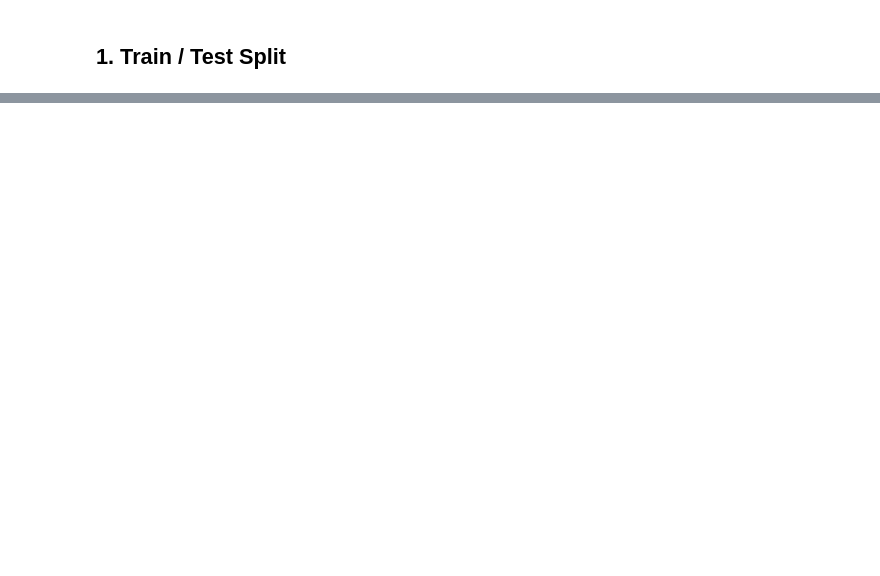
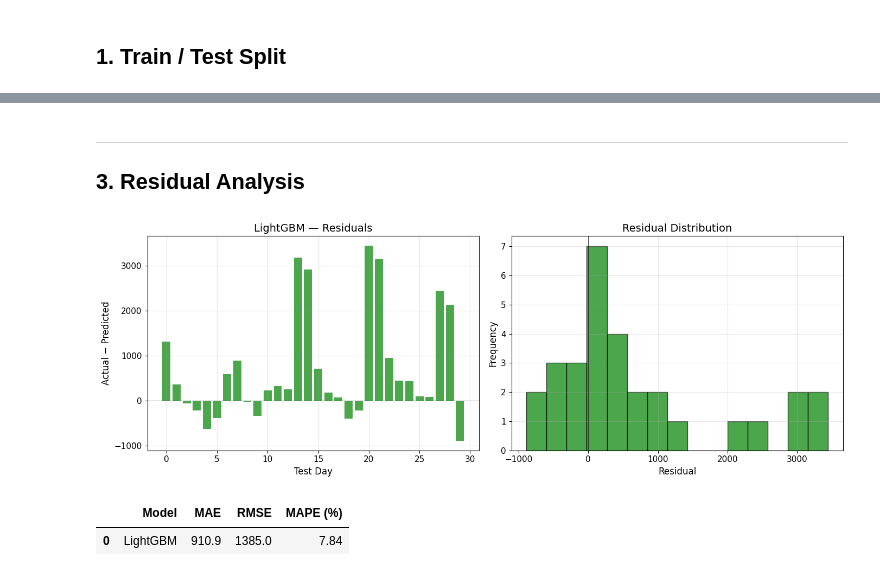
Before and after one commit to TranDaiHai2107/DRM_key_demand_forecasting, a Jupyter notebook: python/03_forecasting_model.ipynb, the cells around one changed output, grey strips where cells are left out. Saved outputs shown, nothing was run; the diff lists cells and outputs as text; code cells hidden in the pictures; blank space fills up the shorter version.

```diff
--- a/python/03_forecasting_model.ipynb
+++ b/python/03_forecasting_model.ipynb
@@ -194,0 +151,40 @@ print(f'Best iteration: {model_lgb.best_iteration}')
+# %% [markdown]
+---
+## 3. Residual Analysis
+# %%
+residuals = y_test.values - pred_lgb
+
+fig, axes = plt.subplots(1, 2, figsize=(14, 5))
+
+axes[0].bar(range(len(residuals)), residuals, color='green', alpha=0.7)
+axes[0].axhline(0, color='black', linewidth=0.5)
+axes[0].set_title('LightGBM — Residuals')
+axes[0].set_xlabel('Test Day')
+axes[0].set_ylabel('Actual − Predicted')
+
+axes[1].hist(residuals, bins=15, color='green', alpha=0.7, edgecolor='black')
+axes[1].axvline(0, color='black', linewidth=0.5)
+axes[1].set_title('Residual Distribution')
+axes[1].set_xlabel('Residual')
+axes[1].set_ylabel('Frequency')
+
+plt.tight_layout()
+plt.show()
+# %% [output]
+[figure, added]
+# %%
+mae  = mean_absolute_error(y_test, pred_lgb)
+rmse = np.sqrt(mean_squared_error(y_test, pred_lgb))
+mape = mean_absolute_percentage_error(y_test, pred_lgb) * 100
+
+results = pd.DataFrame([{
+    'Model': 'LightGBM',
+    'MAE': round(mae, 1),
+    'RMSE': round(rmse, 1),
+    'MAPE (%)': round(mape, 2)
+}])
+
+display(results)
+# %% [output]
+|  | Model | MAE | RMSE | MAPE (%) |
+| 0 | LightGBM | 910.9 | 1385.0 | 7.84 |
```
Also changed, not shown: parts of 26 cells of this notebook.
